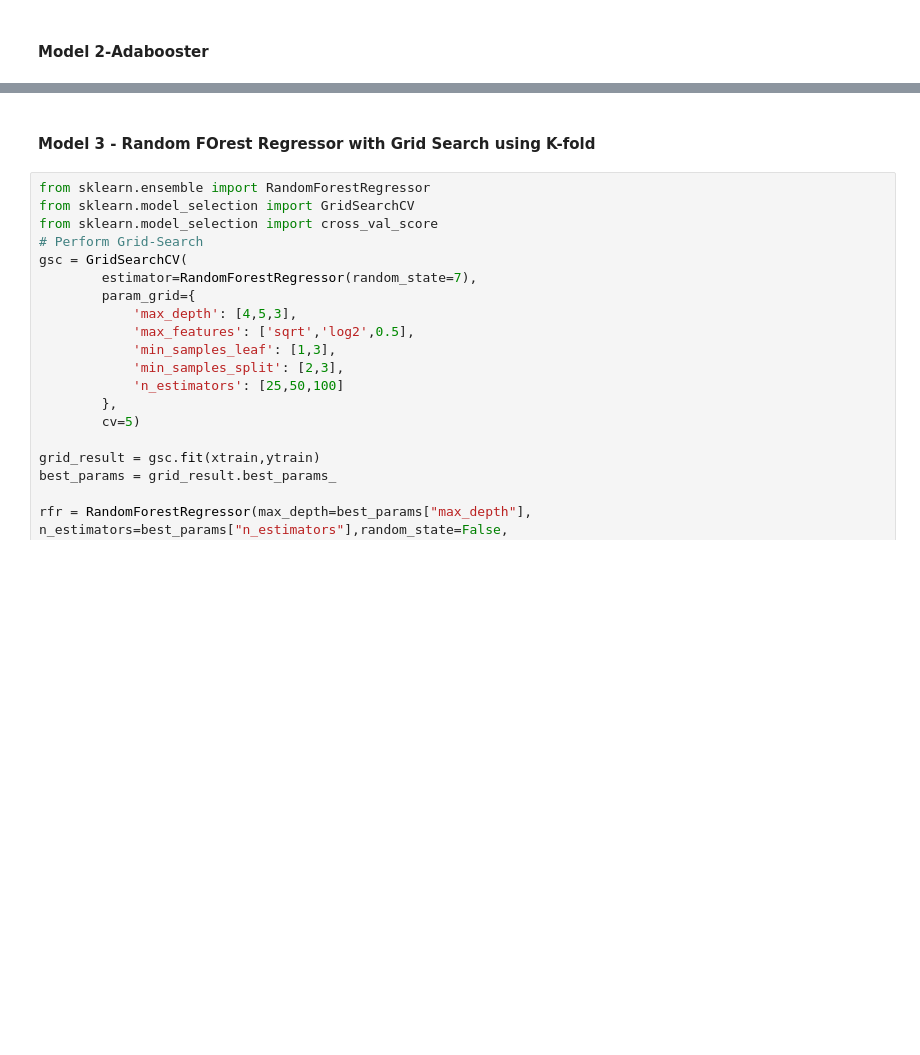
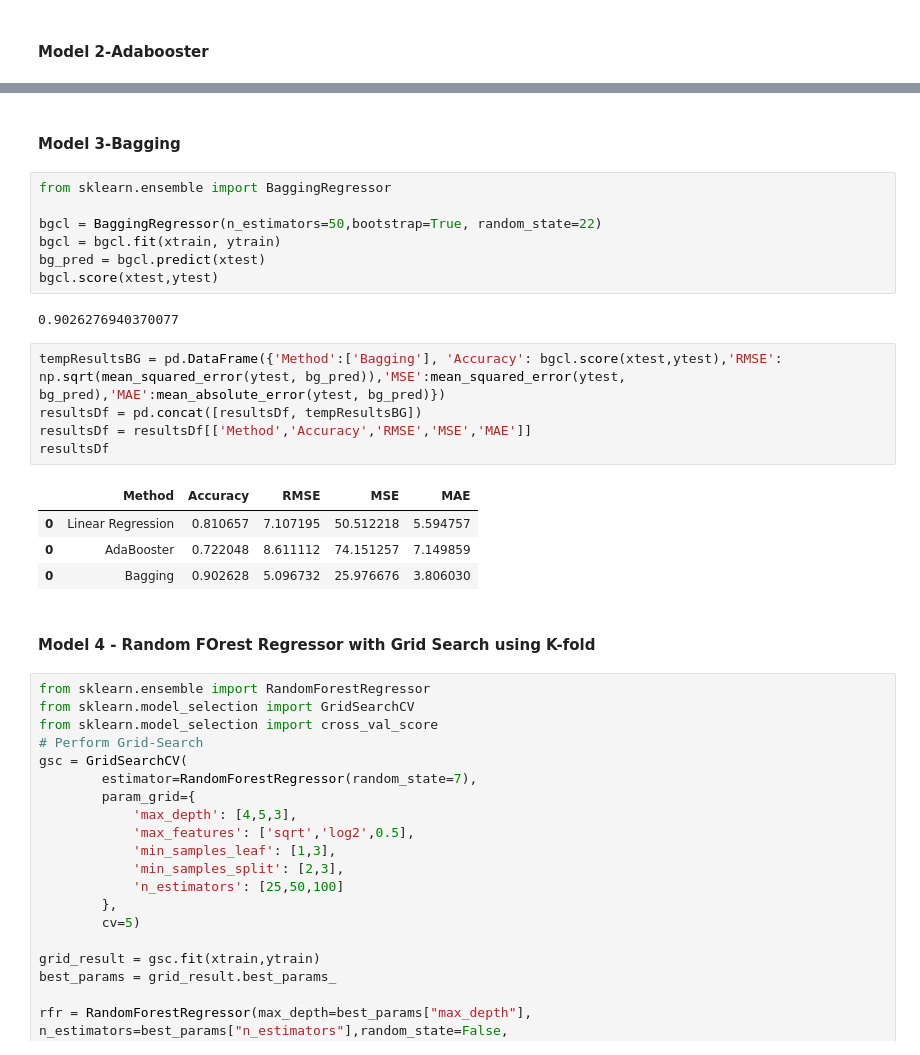
Before and after one commit to vipinUTA/Projects, a Jupyter notebook: Concrete_Strength_Prediction_2.ipynb, the cells around one changed output, grey strips where cells are left out. Drawn from its saved outputs; the diff is of its cells as text; blank space fills up the shorter version.

```diff
--- a/Concrete_Strength_Prediction_2.ipynb
+++ b/Concrete_Strength_Prediction_2.ipynb
@@ -445,5 +444,26 @@ resultsDf
+# %% [markdown]
+#### Model 3-Bagging
+# %%
+from sklearn.ensemble import BaggingRegressor
+
+bgcl = BaggingRegressor(n_estimators=50,bootstrap=True, random_state=22)
+bgcl = bgcl.fit(xtrain, ytrain)
+bg_pred = bgcl.predict(xtest)
+bgcl.score(xtest,ytest)
+# %% [output]
+0.9026276940370077
+# %%
+tempResultsBG = pd.DataFrame({'Method':['Bagging'], 'Accuracy': bgcl.score(xtest,ytest),'RMSE': np.sqrt(mean_squared_error(ytest, bg_pred)),'MSE':mean_squared_error(ytest, bg_pred),'MAE':mean_absolute_error(ytest, bg_pred)})
+resultsDf = pd.concat([resultsDf, tempResultsBG])
+resultsDf = resultsDf[['Method','Accuracy','RMSE','MSE','MAE']]
+resultsDf
+# %% [output]
+|  | Method | Accuracy | RMSE | MSE | MAE |
+| 0 | Linear Regression | 0.810657 | 7.107195 | 50.512218 | 5.594757 |
+| 0 | AdaBooster | 0.722048 | 8.611112 | 74.151257 | 7.149859 |
+| 0 | Bagging | 0.902628 | 5.096732 | 25.976676 | 3.806030 |
 # %% [markdown]
-#### Model 3 - Random FOrest Regressor with Grid Search using K-fold
+#### Model 4 - Random FOrest Regressor with Grid Search using K-fold
 # %%
 from sklearn.ensemble import RandomForestRegressor
 from sklearn.model_selection import GridSearchCV
```
Also changed, not shown: parts of 18 cells of this notebook.
